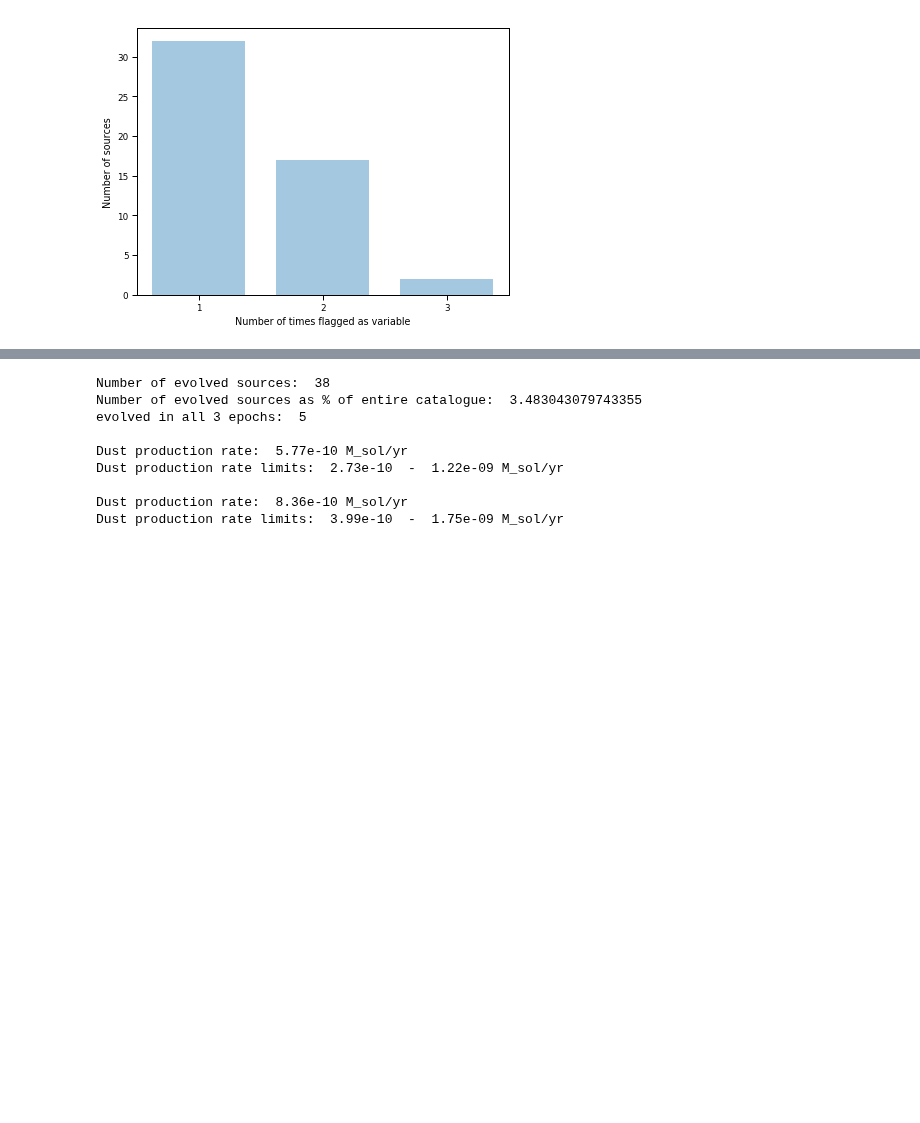
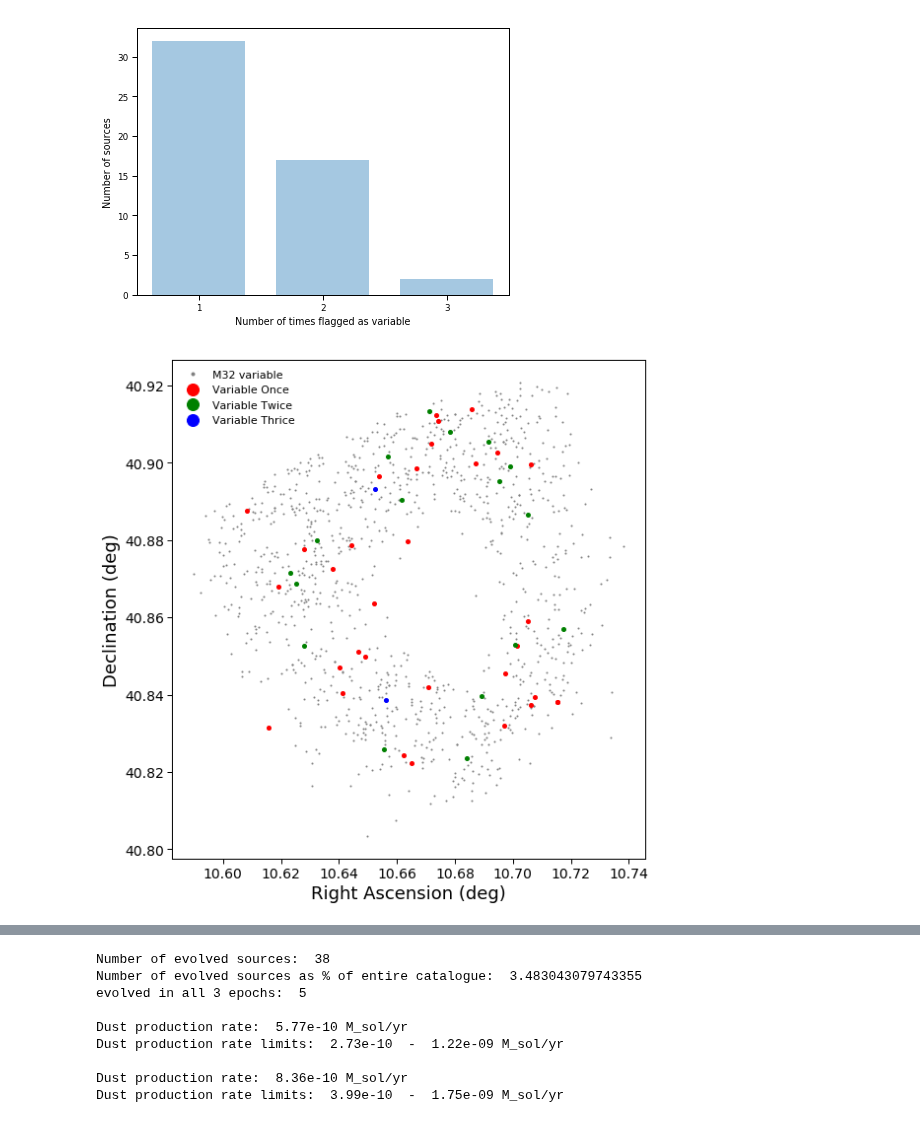
Before and after one commit to MichaelSharp7/M32, a Jupyter notebook: M32_CMD_CCD_bgd_correct.ipynb, the cells around one changed output, grey strips where cells are left out. Saved outputs shown, nothing was run; the diff lists cells and outputs as text; code cells hidden in the pictures; blank space fills up the shorter version.

```diff
--- a/M32_CMD_CCD_bgd_correct.ipynb
+++ b/M32_CMD_CCD_bgd_correct.ipynb
@@ -185,3 +255,36 @@ Dust production rate limits:  1.12e-10  -  8.04e-10 M_sol/yr
 Dust production rate:  4.01e-10 M_sol/yr
 Dust production rate limits:  1.70e-10  -  9.46e-10 M_sol/yr
 [figure]
+# %%
+# Location plot of variables split by the histogram above
+
+once_idx = np.where(variable_data['variable_times']==1)
+twice_idx = np.where(variable_data['variable_times']==2)
+thrice_idx = np.where(variable_data['variable_times']==3)
+
+# Setting up figure
+plt.rc('font', family='sans-serif')
+plt.rc("xtick", labelsize=14)
+plt.rc("ytick", labelsize=14)
+plt.rc("axes", labelsize=14)
+plt.rc("legend", fontsize=11)
+plt.figure(figsize=(8,8))
+ax = plt.gca()                        # Sets up active plot region
+
+# Make the actual plot
+plt.plot(clean_data['RA'], clean_data['Dec'], '.', color='grey', ms=2, label="M32 variable")
+plt.plot(variable_data['RA'][once_idx], variable_data['Dec'][once_idx], 'o', color='red', ms=4, label="Variable Once")
+plt.plot(variable_data['RA'][twice_idx], variable_data['Dec'][twice_idx], 'o', color='green', ms=4, label="Variable Twice")
+plt.plot(variable_data['RA'][thrice_idx], variable_data['Dec'][thrice_idx], 'o', color='blue', ms=4, label="Variable Thrice")
+
+plt.xlabel('Right Ascension (deg)', size=18)
+plt.ylabel('Declination (deg)', size=18)
+plt.legend(loc="upper left",frameon=False, scatterpoints=1, numpoints=1, markerscale=3.)
+#plt.title('M32 epoch 1',fontsize=18)
+
+#plt.savefig("blah.pdf", bbox_inches='tight')
+plt.tight_layout()
+plt.show()
+plt.close()
+# %% [output]
+[figure, added]
```
Also changed, not shown: parts of 15 cells of this notebook, 3 other files.
